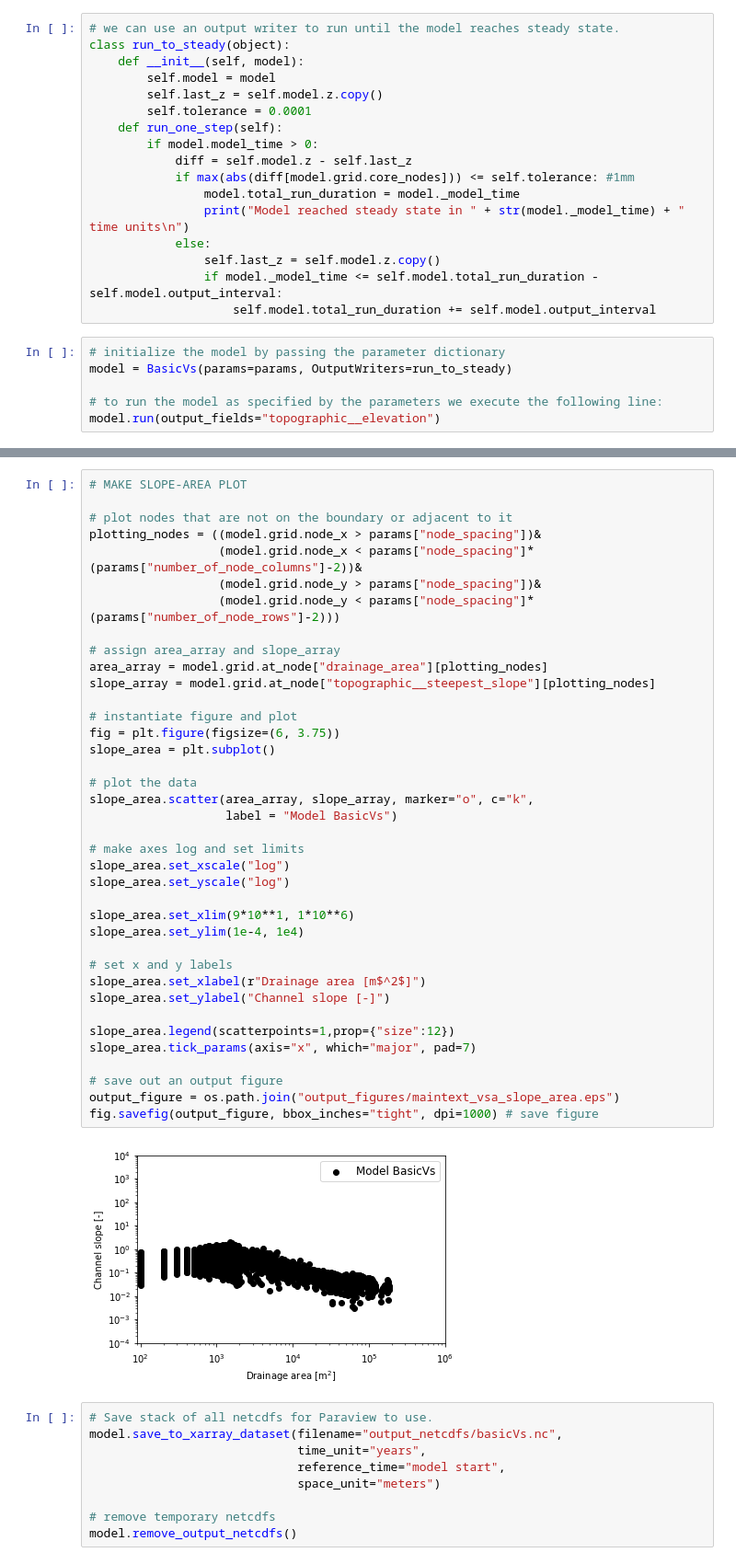
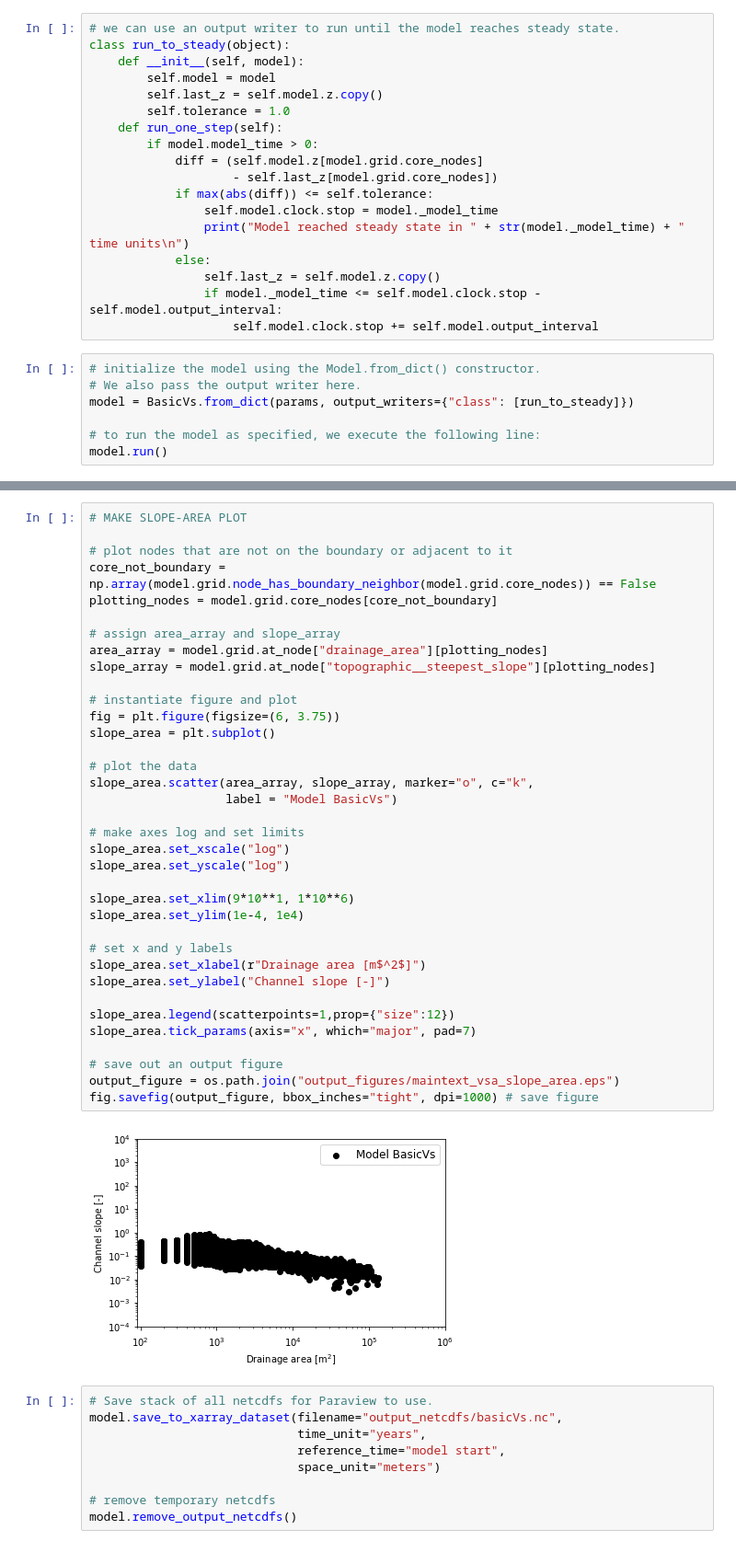
Before and after one commit to TerrainBento/examples_tests_and_tutorials, a Jupyter notebook: coupled_process_elements/model_basicVs_steady_solution.ipynb, the cells around one changed output, grey strips where cells are left out. Shown: that part at 92% size. Cells and saved outputs as stored; diff of their text form.

Commit message:
updated steady models

```diff
--- a/coupled_process_elements/model_basicVs_steady_solution.ipynb
+++ b/coupled_process_elements/model_basicVs_steady_solution.ipynb
@@ -71,21 +81,23 @@ class run_to_steady(object):
     def __init__(self, model):
         self.model = model
         self.last_z = self.model.z.copy()
-        self.tolerance = 0.0001
+        self.tolerance = 1.0
     def run_one_step(self):
         if model.model_time > 0:
-            diff = self.model.z - self.last_z
-            if max(abs(diff[model.grid.core_nodes])) <= self.tolerance: #1mm
-                model.total_run_duration = model._model_time
+            diff = (self.model.z[model.grid.core_nodes]
+                    - self.last_z[model.grid.core_nodes])
+            if max(abs(diff)) <= self.tolerance:
+                self.model.clock.stop = model._model_time
                 print("Model reached steady state in " + str(model._model_time) + " time units\n")
             else:
                 self.last_z = self.model.z.copy()
-                if model._model_time <= self.model.total_run_duration - self.model.output_interval:
-                    self.model.total_run_duration += self.model.output_interval
+                if model._model_time <= self.model.clock.stop - self.model.output_interval:
+                    self.model.clock.stop += self.model.output_interval
 # %%
-# initialize the model by passing the parameter dictionary
-model = BasicVs(params=params, OutputWriters=run_to_steady)
+# initialize the model using the Model.from_dict() constructor.
+# We also pass the output writer here.
+model = BasicVs.from_dict(params, output_writers={"class": [run_to_steady]})
 
-# to run the model as specified by the parameters we execute the following line:
-model.run(output_fields="topographic__elevation")
+# to run the model as specified, we execute the following line:
+model.run()
 # %% [output]
@@ -94,42 +106,40 @@ Model reached steady state in 2280000.0 time units
 # MAKE SLOPE-AREA PLOT
 
 # plot nodes that are not on the boundary or adjacent to it
-plotting_nodes = ((model.grid.node_x > params["node_spacing"])&
-                  (model.grid.node_x < params["node_spacing"]*(params["number_of_node_columns"]-2))&
-                  (model.grid.node_y > params["node_spacing"])&
-                  (model.grid.node_y < params["node_spacing"]*(params["number_of_node_rows"]-2)))
+core_not_boundary = np.array(model.grid.node_has_boundary_neighbor(model.grid.core_nodes)) == False
+plotting_nodes = model.grid.core_nodes[core_not_boundary]
 
 # assign area_array and slope_array
 area_array = model.grid.at_node["drainage_area"][plotting_nodes]
 slope_array = model.grid.at_node["topographic__steepest_slope"][plotting_nodes]
 
 # instantiate figure and plot
 fig = plt.figure(figsize=(6, 3.75))
 slope_area = plt.subplot()
 
 # plot the data
 slope_area.scatter(area_array, slope_array, marker="o", c="k",
                    label = "Model BasicVs")
 
 # make axes log and set limits
 slope_area.set_xscale("log")
 slope_area.set_yscale("log")
 
 slope_area.set_xlim(9*10**1, 1*10**6)
 slope_area.set_ylim(1e-4, 1e4)
 
 # set x and y labels
 slope_area.set_xlabel(r"Drainage area [m$^2$]")
 slope_area.set_ylabel("Channel slope [-]")
 
 slope_area.legend(scatterpoints=1,prop={"size":12})
 slope_area.tick_params(axis="x", which="major", pad=7)
 
 # save out an output figure
 output_figure = os.path.join("output_figures/maintext_vsa_slope_area.eps")
 fig.savefig(output_figure, bbox_inches="tight", dpi=1000) # save figure
 # %% [output]
-[figure, old version]
+[figure, new version]
 # %%
 # Save stack of all netcdfs for Paraview to use.
 model.save_to_xarray_dataset(filename="output_netcdfs/basicVs.nc",
```
Also changed, not shown: parts of 7 cells of this notebook, 4 other files.
